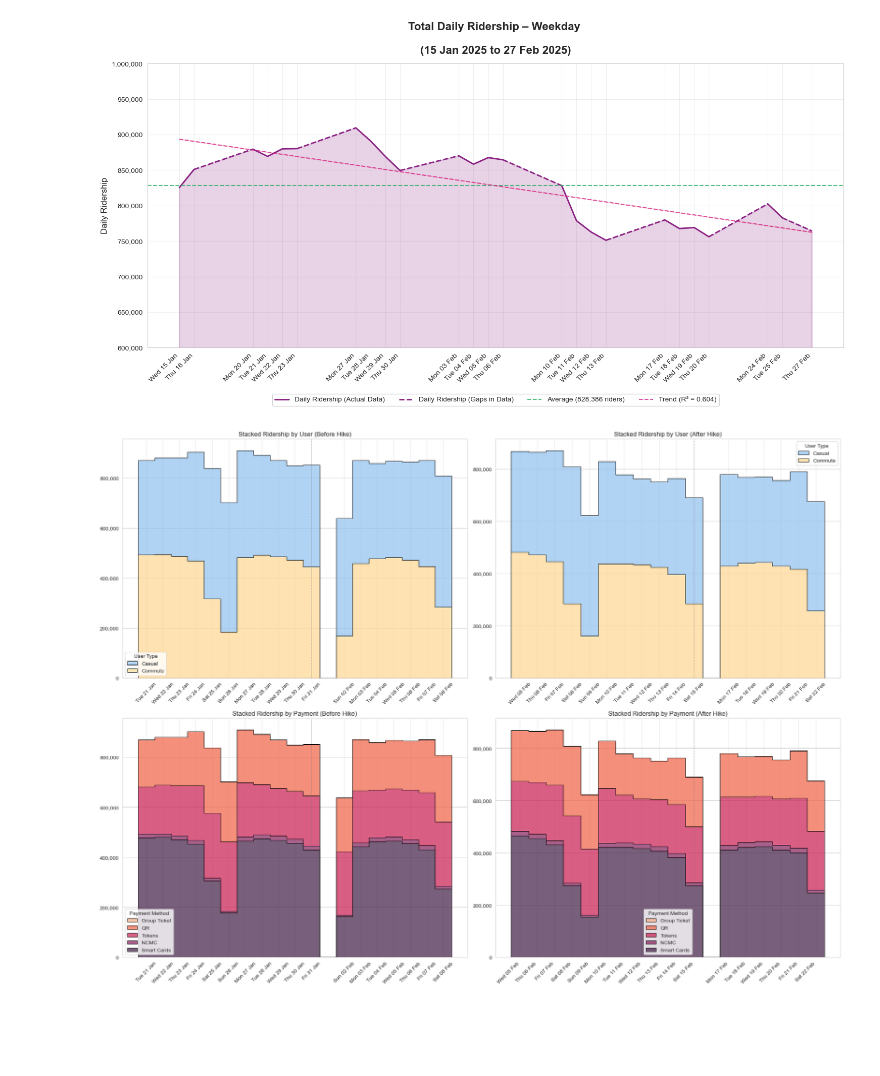
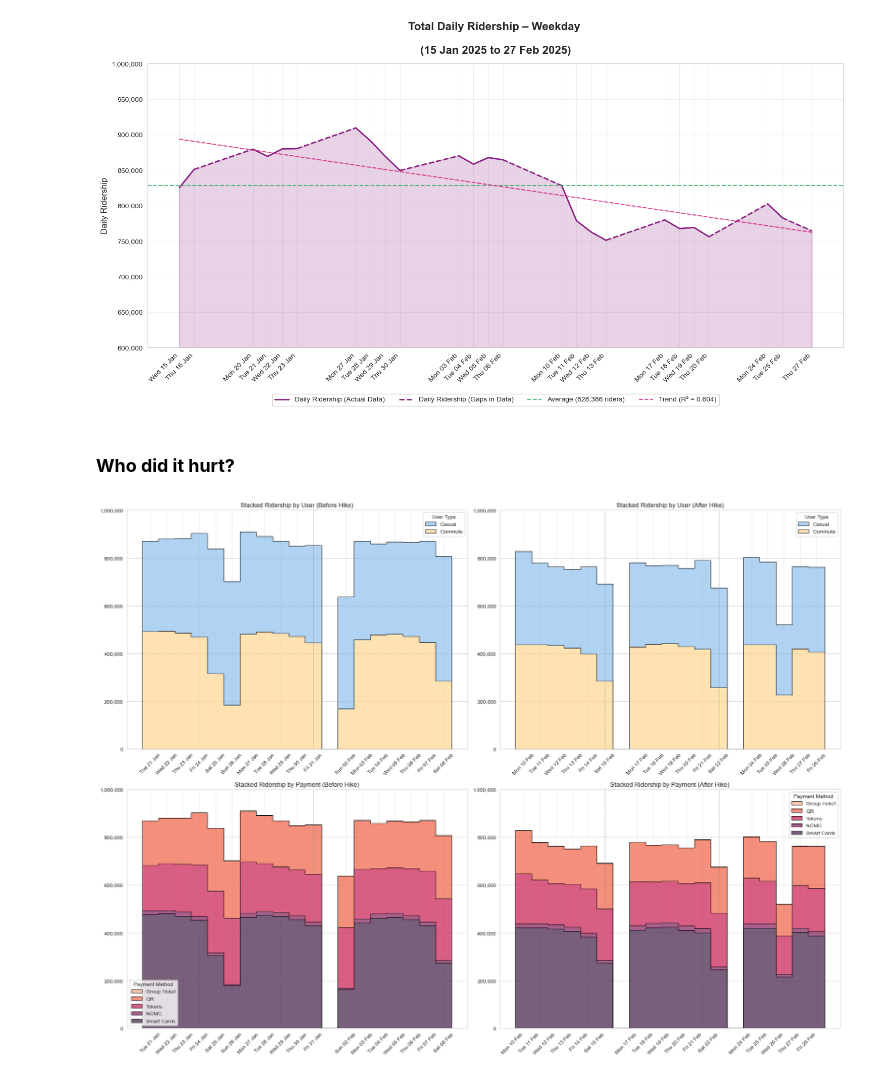
Before and after one commit to thecont1/namma-metro-ridership-tracker, a Jupyter notebook: ridership_3analysis.ipynb, the cells around one changed output. Drawn from its saved outputs; the diff is of its cells as text; code cells hidden in the pictures; blank space fills up the shorter version.

```diff
--- a/ridership_3analysis.ipynb
+++ b/ridership_3analysis.ipynb
@@ -379,8 +384,8 @@ Sunday       13
 Name: count, dtype: int64
 # %%
 # Configure parameters to calculate day of week averages
-number_of_days = 92
-end_date = pd.to_datetime('2025-01-31')
+number_of_days = 7*13
+end_date = pd.to_datetime('2025-02-08')
 start_date = max(end_date - pd.Timedelta(days=number_of_days-1), df['Record Date'].min())
 exclude_dates = ['2025-01-14', '2025-01-15', '2025-01-16']
 # %%
@@ -769,11 +775 @@ Total Rides Served per Month ⁺
   plus extrapolation based on day averages.
-# %%
-jan_data = trimmed_df(df2, number_of_days=31, end_date='2025-01-31', exclude_dates=['2025-01-14', '2025-01-15', '2025-01-16'])
-jan_data = jan_data[jan_data['Record Date'].dt.to_period('M') == '2025-01']['Total']
-
-feb_data = trimmed_df(df2, number_of_days=28, end_date='2025-02-28')
-feb_data = feb_data[feb_data['Record Date'].dt.to_period('M') == '2025-02']['Total']
-
-t_stat, p_value = ttest_ind(jan_data, feb_data)
-print(f"T-statistic: {t_stat:.3f}")
-print(f"P-value: {p_value:.3f}")
@@ -886,7 +891,7 @@ def plot_ridership_trend(df, traffic_band='all', user_type='all', base_value=0,
                      linewidth=2 + int(line_color != '#8B2183'))
 
     # Find gaps in dates
-    date_series = pd.Series(data['Record Date'])
+    date_series = pd.Series(data['Record Date'], )
     date_gaps = date_series.diff() > pd.Timedelta(days=1)
     gap_indices = date_gaps[date_gaps].index.tolist()
 
@@ -1387,31 +1372,34 @@ _____
 # %%
 # Get data for a period before and after Feb 9 fare hike
-transition_period = trimmed_df(df2,
+transition_df = trimmed_df(df2,
                                end_date='2025-02-28',
                                number_of_days=50,
                                exclude_dates=['2025-01-14', '2025-02-26'])    # Exclude Sankranti, Mahashivaratri
 
 # Look at overall impact
-ax = plot_ridership_trend(transition_period, traffic_band='Weekday', base_value=600000)
+ax = plot_ridership_trend(transition_df, traffic_band='Weekday', base_value=600000)
 # %% [output]
 [figure]
+# %% [markdown]
+### **Who did it hurt?**
 # %%
 before_hike = trimmed_df(df2, end_date='2025-02-08', number_of_days=19)
-after_hike = trimmed_df(df2, end_date='2025-02-23', number_of_days=19)
+after_hike = trimmed_df(df2, end_date='2025-02-28', number_of_days=19)
 datasets = [before_hike, after_hike, before_hike, after_hike]
 stack_by_options = ['user', 'user', 'payment', 'payment']
 
 fig, axes = plt.subplots(2, 2, figsize=(20, 15))
 axes = axes.flatten()
 for i, (dataset, stack_by) in enumerate(zip(datasets, stack_by_options)):
     ax = axes[i]
     plot_stacked_ridership(dataset, stack_by=stack_by, traffic_band='all', ax=ax)
     ax.set_title(f'Stacked Ridership by {stack_by.capitalize()} ({["Before", "After"][i%2]} Hike)')
+    ax.set_ylim(top=1000000)
 
 plt.tight_layout()
 plt.show()
 # %% [output]
-[figure, old version]
+[figure, new version]
 # %%
 end_date = '2025-02-28'
 number_of_days = 28
```
Also changed, not shown: parts of 74 cells of this notebook.
